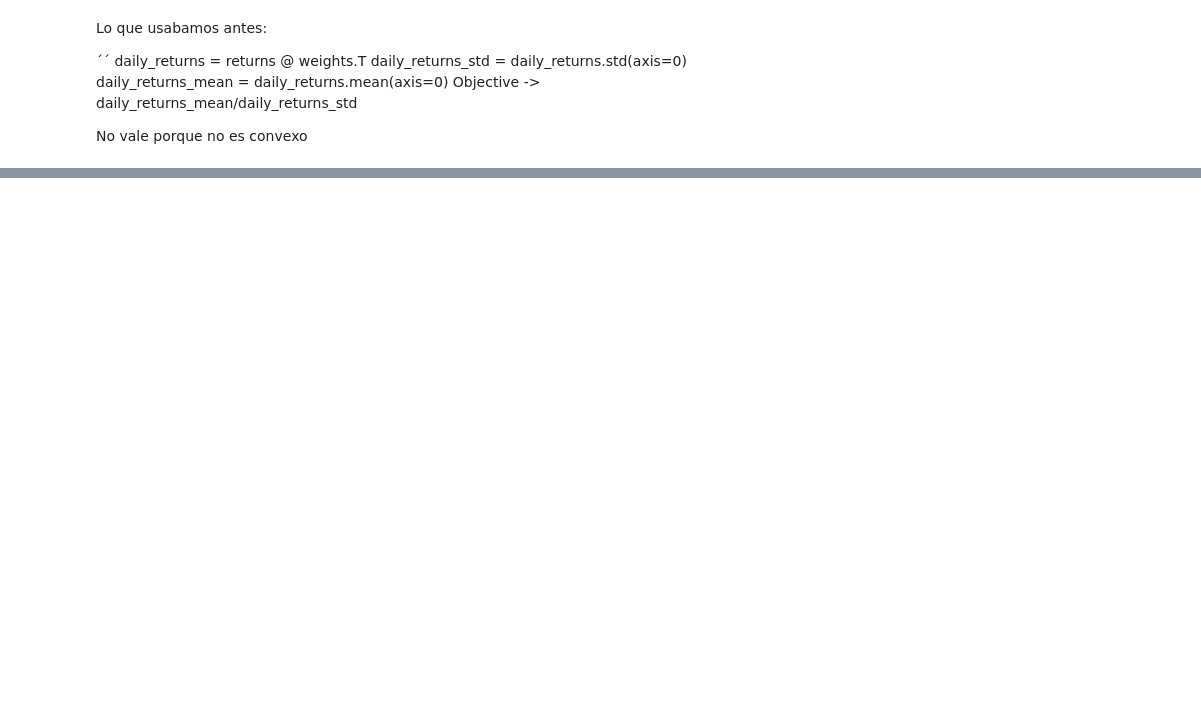
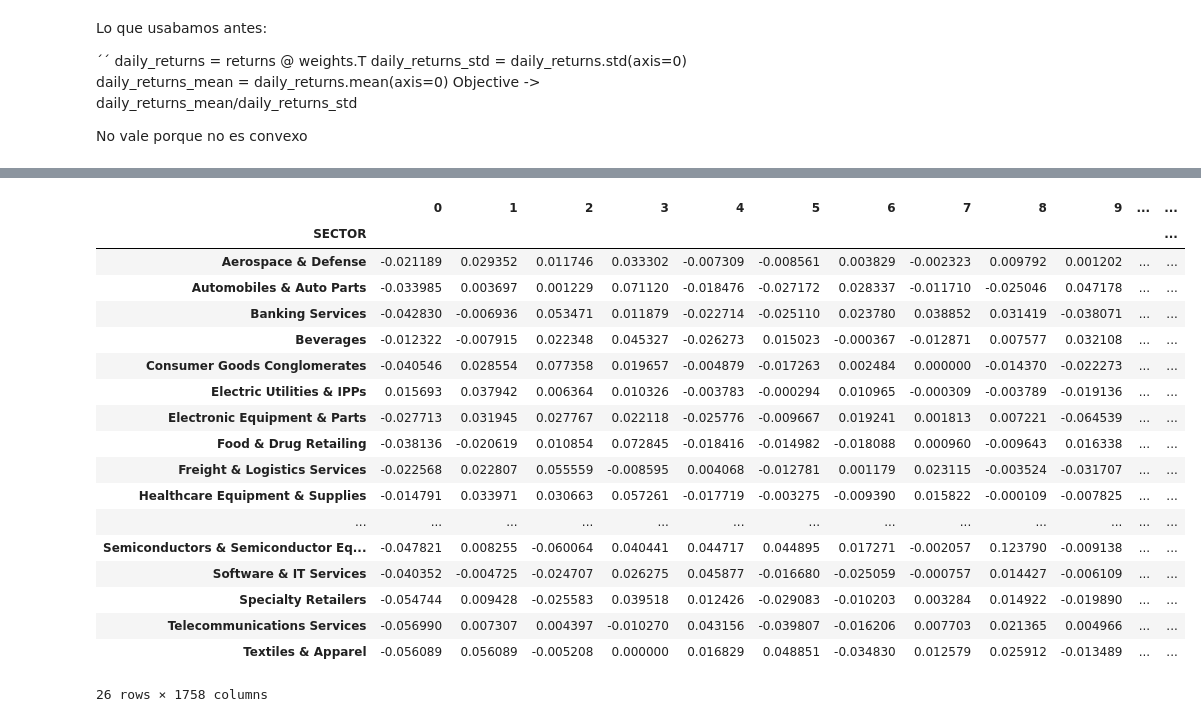
Before and after one commit to Juanjod54/MIAX_TB2.4, a Jupyter notebook: gestion_carteras.ipynb, the cells around one changed output, grey strips where cells are left out. Cells and saved outputs as stored; diff of their text form; code cells hidden in the pictures; blank space fills up the shorter version.

```diff
--- a/gestion_carteras.ipynb
+++ b/gestion_carteras.ipynb
@@ -136,0 +229,22 @@ No vale porque no es convexo
+# %%
+sectores.mean(axis=1).sort_values(ascending=False)
+# %% [output]
+|  | 0 | 1 | 2 | 3 | 4 | 5 | 6 | 7 | 8 | 9 | ... | ... |
+| SECTOR |  |  |  |  |  |  |  |  |  |  |  | ... |
+| Aerospace & Defense | -0.021189 | 0.029352 | 0.011746 | 0.033302 | -0.007309 | -0.008561 | 0.003829 | -0.002323 | 0.009792 | 0.001202 | ... | ... |
+| Automobiles & Auto Parts | -0.033985 | 0.003697 | 0.001229 | 0.071120 | -0.018476 | -0.027172 | 0.028337 | -0.011710 | -0.025046 | 0.047178 | ... | ... |
+| Banking Services | -0.042830 | -0.006936 | 0.053471 | 0.011879 | -0.022714 | -0.025110 | 0.023780 | 0.038852 | 0.031419 | -0.038071 | ... | ... |
+| Beverages | -0.012322 | -0.007915 | 0.022348 | 0.045327 | -0.026273 | 0.015023 | -0.000367 | -0.012871 | 0.007577 | 0.032108 | ... | ... |
+| Consumer Goods Conglomerates | -0.040546 | 0.028554 | 0.077358 | 0.019657 | -0.004879 | -0.017263 | 0.002484 | 0.000000 | -0.014370 | -0.022273 | ... | ... |
+| Electric Utilities & IPPs | 0.015693 | 0.037942 | 0.006364 | 0.010326 | -0.003783 | -0.000294 | 0.010965 | -0.000309 | -0.003789 | -0.019136 | ... | ... |
+| Electronic Equipment & Parts | -0.027713 | 0.031945 | 0.027767 | 0.022118 | -0.025776 | -0.009667 | 0.019241 | 0.001813 | 0.007221 | -0.064539 | ... | ... |
+| Food & Drug Retailing | -0.038136 | -0.020619 | 0.010854 | 0.072845 | -0.018416 | -0.014982 | -0.018088 | 0.000960 | -0.009643 | 0.016338 | ... | ... |
+| Freight & Logistics Services | -0.022568 | 0.022807 | 0.055559 | -0.008595 | 0.004068 | -0.012781 | 0.001179 | 0.023115 | -0.003524 | -0.031707 | ... | ... |
+| Healthcare Equipment & Supplies | -0.014791 | 0.033971 | 0.030663 | 0.057261 | -0.017719 | -0.003275 | -0.009390 | 0.015822 | -0.000109 | -0.007825 | ... | ... |
+| ... | ... | ... | ... | ... | ... | ... | ... | ... | ... | ... | ... | ... |
+| Semiconductors & Semiconductor Eq... | -0.047821 | 0.008255 | -0.060064 | 0.040441 | 0.044717 | 0.044895 | 0.017271 | -0.002057 | 0.123790 | -0.009138 | ... | ... |
+| Software & IT Services | -0.040352 | -0.004725 | -0.024707 | 0.026275 | 0.045877 | -0.016680 | -0.025059 | -0.000757 | 0.014427 | -0.006109 | ... | ... |
+| Specialty Retailers | -0.054744 | 0.009428 | -0.025583 | 0.039518 | 0.012426 | -0.029083 | -0.010203 | 0.003284 | 0.014922 | -0.019890 | ... | ... |
+| Telecommunications Services | -0.056990 | 0.007307 | 0.004397 | -0.010270 | 0.043156 | -0.039807 | -0.016206 | 0.007703 | 0.021365 | 0.004966 | ... | ... |
+| Textiles & Apparel | -0.056089 | 0.056089 | -0.005208 | 0.000000 | 0.016829 | 0.048851 | -0.034830 | 0.012579 | 0.025912 | -0.013489 | ... | ... |
+26 rows × 1758 columns
```
Also changed, not shown: parts of 17 cells of this notebook, 3 other files.
